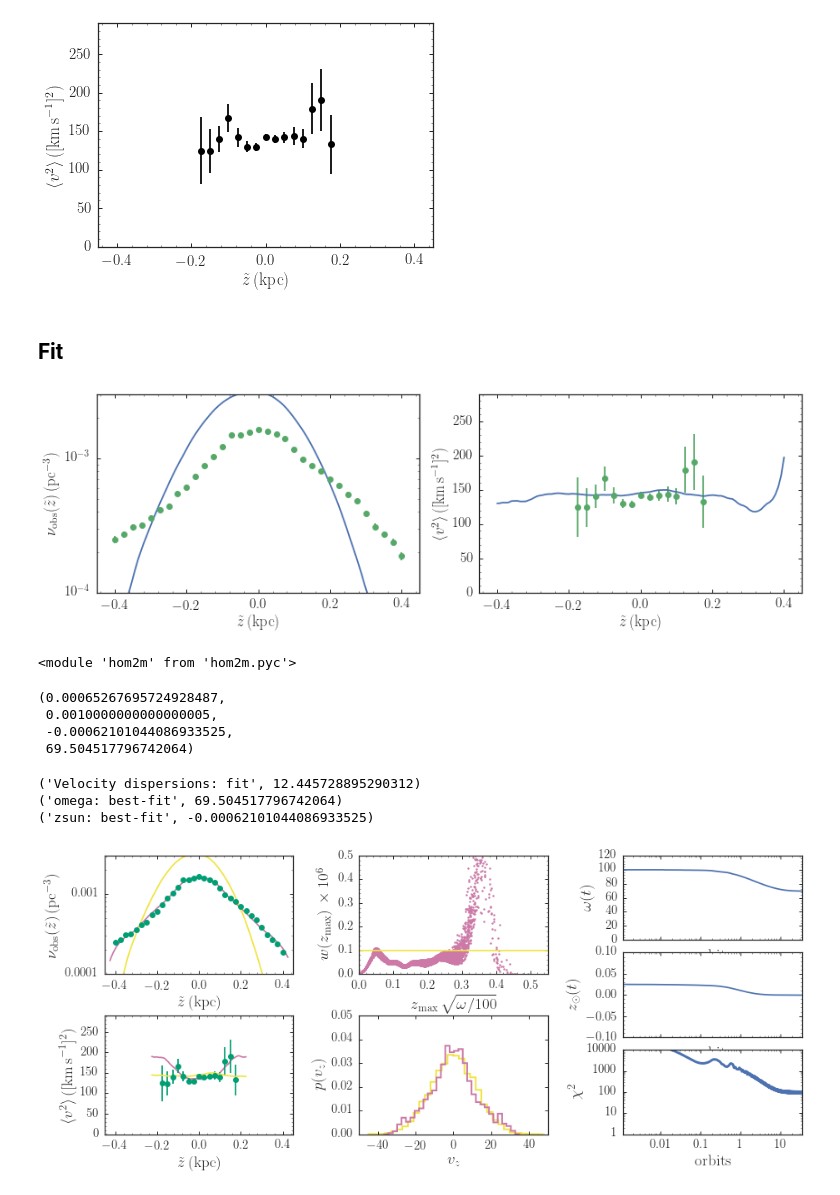
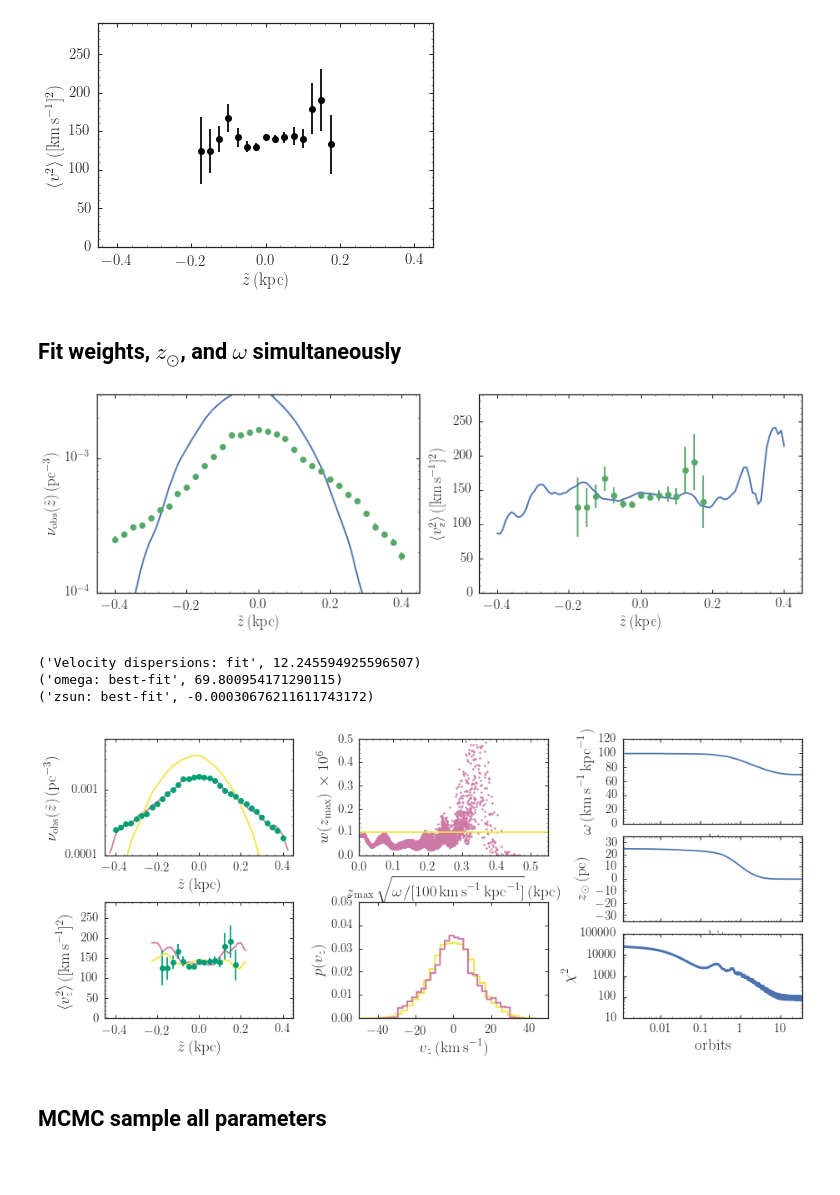
Before and after one commit to jobovy/simple-m2m, a Jupyter notebook: py/HOM2M_Fstar.ipynb, the cells around one changed output. Cells and saved outputs as stored; diff of their text form; code cells hidden in the pictures; blank space fills up the shorter version.

```diff
--- a/py/HOM2M_Fstar.ipynb
+++ b/py/HOM2M_Fstar.ipynb
@@ -106,14 +106,14 @@ errorbar(z_obs,v2_obs,yerr=v2_obs_noise,marker='None',ls='none',color='k')
 # %% [output]
 <Container object of 3 artists>
 [figure]
-# %% [markdown]
-## Fit
+# %% [markdown]
+## Fit weights, $z_\odot$, and $\omega$ simultaneously
 # %%
 n_m2m= 10000
 sigma_init= 12. # km/s
 omega_m2m= 100. # km/s/kpc
 zsun_m2m= 0.025 # pc
-h_m2m= 0.075 # kpc
+h_m2m= 0.035 # kpc
 z_m2m, vz_m2m= hom2m.sample_iso(sigma_init,omega_m2m,n=n_m2m)
 w_init= numpy.ones(n_m2m)/float(n_m2m)/1000.
 z_out= numpy.linspace(-0.4,0.4,101)
@@ -130,21 +130,17 @@ errorbar(z_obs,dens_obs,yerr=dens_obs_noise,marker='None',ls='none',color=sns.co
 yscale('log',nonposy='clip')
 subplot(1,2,2)
 bovy_plot.bovy_plot(z_out,v2_init,'-',gcf=True,
-                   xlabel=r'$\tilde{z}\,(\mathrm{kpc})$',ylabel=r'$\langle v^2\rangle\,([\mathrm{km\,s}^{-1}]^2)$',
+                   xlabel=r'$\tilde{z}\,(\mathrm{kpc})$',ylabel=r'$\langle v_z^2\rangle\,([\mathrm{km\,s}^{-1}]^2)$',
                    xrange=[-.45,0.45],yrange=[0.0,290.])
 bovy_plot.bovy_plot(z_obs,v2_obs,'o',overplot=True)
 errorbar(z_obs,v2_obs,yerr=v2_obs_noise,marker='None',ls='none',color=sns.color_palette()[1])
 #yscale('log',nonposy='clip')
 tight_layout()
 # %% [output]
-[figure, old version]
+[figure, new version]
-# %%
-reload(hom2m)
-# %% [output]
-<module 'hom2m' from 'hom2m.pyc'>
 # %%
 step= numpy.pi/3.*10.**-4.
-nstep= 30000#0
+nstep= 30000
 eps= [10.**-5.5,10.**-5.,10.**2.]
 smooth= None
 st96smooth= False
@@ -156,23 +152,21 @@ use_v2= True
 skipomega= 10
 delta_omega= 30.
 prior= 'entropy'
+maxz= 0.448
 w_out,zsun_out,omega_out,z_final, vz_final, Q,wevol,windx=\
         hom2m.fit_m2m(w_init,z_m2m,vz_m2m,omega_m2m,zsun_m2m,
-        z_obs,dens_obs,dens_obs_noise,
-        v2_obs,v2_obs_noise,use_v2=use_v2,
-        nstep=nstep,step=step,mu=mu,eps=eps,
-        h_m2m=h_m2m,prior=prior,
-        smooth=smooth,st96smooth=st96smooth,
-        output_wevolution=10,
-        fit_omega=fit_omega,skipomega=skipomega,delta_omega=delta_omega,
-        fit_zsun=fit_zsun)
+                      z_obs[numpy.fabs(z_obs) < maxz],
+                      dens_obs[numpy.fabs(z_obs) < maxz],
+                      dens_obs_noise[numpy.fabs(z_obs) < maxz],
+                      v2_obs[numpy.fabs(z_obs) < maxz],
+                      v2_obs_noise[numpy.fabs(z_obs) < maxz],
+                      use_v2=use_v2,
+                      nstep=nstep,step=step,mu=mu,eps=eps,
+                      h_m2m=h_m2m,prior=prior,
+                      smooth=smooth,st96smooth=st96smooth,
+                      output_wevolution=10,
+                      fit_omega=fit_omega,skipomega=skipomega,delta_omega=delta_omega,
+                      fit_zsun=fit_zsun)
-# %%
-numpy.sum(w_out), numpy.sum(w_init), zsun_out[-1], omega_out[-1]
-# %% [output]
-(0.00065267695724928487,
- 0.0010000000000000005,
- -0.00062101044086933525,
- 69.504517796742064)
 # %%
 A_m2m, phi_m2m= hom2m.zvz_to_Aphi(z_final,vz_final,omega_out[-1])
 A_init, phi_init= hom2m.zvz_to_Aphi(z_m2m,vz_m2m,omega_m2m)
@@ -184,12 +178,12 @@ dens_final= hom2m.compute_dens(z_final,zsun_out[-1],z_out,h_m2m,w=w_out)
 v2_final= hom2m.compute_v2(z_final,vz_final,zsun_out[-1],z_out_v2,h_m2m,w=w_out)
 bovy_plot.bovy_print(axes_labelsize=19.,text_fontsize=14.,xtick_labelsize=15.,ytick_labelsize=15.)
 figsize(15,6)
-gs= gridspec.GridSpec(2,3,hspace=0.35,wspace=0.35)
+gs= gridspec.GridSpec(2,3,hspace=0.4,wspace=0.35)
 gs2= gridspec.GridSpec(3,3,hspace=0.15,wspace=0.45)
 subplot(gs[0])
 bovy_plot.bovy_plot(z_out,dens_init,'-',semilogy=True,color=init_color,
                    xlabel=r'$\tilde{z}\,(\mathrm{kpc})$',ylabel=r'$\nu_{\mathrm{obs}}(\tilde{z})\,(\mathrm{pc}^{-3})$',
-                   xrange=[-.45,0.45],yrange=[0.0001,0.003],gcf=True)
+                   xrange=[-.45,0.45],yrange=[0.0001,0.006],gcf=True)
 bovy_plot.bovy_plot(z_obs,dens_obs,'o',semilogy=True,overplot=True,color=constraint_color)
 bovy_plot.bovy_plot(z_out,dens_final,'-',semilogy=True,overplot=True,zorder=0,color=final_color)
 errorbar(z_obs,dens_obs,yerr=dens_obs_noise,marker='None',ls='none',color=constraint_color)
@@ -198,14 +192,14 @@ gca().yaxis.set_major_formatter(FuncFormatter(
                 lambda y,pos: (r'${{:.{:1d}f}}$'.format(int(numpy.maximum(-numpy.log10(y),0)))).format(y)))
 subplot(gs[3])
 bovy_plot.bovy_plot(z_out_v2,v2_init,'-',color=init_color,
-                   xlabel=r'$\tilde{z}\,(\mathrm{kpc})$',ylabel=r'$\langle v^2\rangle\,([\mathrm{km\,s}^{-1}]^2)$',
+                   xlabel=r'$\tilde{z}\,(\mathrm{kpc})$',ylabel=r'$\langle v_z^2\rangle\,([\mathrm{km\,s}^{-1}]^2)$',
                    xrange=[-.45,0.45],yrange=[0.0,290.],gcf=True)
 bovy_plot.bovy_plot(z_obs,v2_obs,'o',overplot=True,color=constraint_color)
 bovy_plot.bovy_plot(z_out_v2,v2_final,'-',overplot=True,zorder=0,color=final_color)
 errorbar(z_obs,v2_obs,yerr=v2_obs_noise,marker='None',ls='none',color=constraint_color)
 subplot(gs[1])
 bovy_plot.bovy_plot(A_m2m*numpy.sqrt(omega_out[-1]/100.),w_out*10.**6.,'k.',ms=5.,color=final_color,
-                    xlabel=r'$z_{\mathrm{max}}\,\sqrt{\omega/100}$',
+                    xlabel=r'$z_{\mathrm{max}}\,\sqrt{\omega/[100\,\mathrm{km\,s}^{-1}\,\mathrm{kpc}^{-1}]}\,(\mathrm{kpc})$',
                     ylabel=r'$w(z_{\mathrm{max}})\,\times 10^6$',
                    yrange=[0.,5.*w_init[0]*10.**6.],xrange=[0.,0.55],gcf=True)
 axhline(w_init[0]*10.**6.,color=init_color,)
@@ -213,40 +207,44 @@ subplot(gs[4])
 _= hist(vz_m2m,histtype='step',lw=2.,normed=True,bins=31,zorder=0,color=init_color)
 _= hist(vz_final,weights=w_out,histtype='step',lw=2.,normed=True,bins=31,zorder=1,color=final_color)
 xlim(-50.,50.)
 ylim(0.,0.05)
-xlabel(r'$v_z$')
+xlabel(r'$v_z\,(\mathrm{km\,s}^{-1})$')
 ylabel(r'$p(v_z)$')
 print("Velocity dispersions: fit",\
       numpy.sqrt(numpy.sum(w_out*(vz_final-numpy.sum(w_out*vz_final)/numpy.sum(w_out))**2.)/numpy.sum(w_out)))
 subplot(gs2[0,2])
 bovy_plot.bovy_plot(numpy.linspace(0.,1.,nstep)*nstep*step*numpy.median(omega_out)/2./numpy.pi,omega_out,'-',
                     color=sns.color_palette()[0],
                     yrange=[0.,120.],
-                    semilogx=True,xlabel=r'$\mathrm{orbits}$',ylabel=r'$\omega(t)$',gcf=True)
+                    semilogx=True,xlabel=r'$\mathrm{orbits}$',
+                    ylabel=r'$\omega\,(\mathrm{km\,s}^{-1}\,\mathrm{kpc}^{-1})$',gcf=True)
 print("omega: best-fit",omega_out[-1])
 #gca().xaxis.set_major_formatter(FuncFormatter(
 #                lambda y,pos: (r'${{:.{:1d}f}}$'.format(int(numpy.maximum(-numpy.log10(y),0)))).format(y)))
 gca().xaxis.set_major_formatter(NullFormatter())
 subplot(gs2[1,2])
-bovy_plot.bovy_plot(numpy.linspace(0.,1.,nstep)*nstep*step*numpy.median(omega_out)/2./numpy.pi,zsun_out,'-',
+bovy_plot.bovy_plot(numpy.linspace(0.,1.,nstep)*nstep*step*numpy.median(omega_out)/2./numpy.pi,
+                    1000.*zsun_out,'-',
                     color=sns.color_palette()[0],
-                    yrange=[-0.1,0.1],
-                    semilogx=True,xlabel=r'$\mathrm{orbits}$',ylabel=r'$z_\odot(t)$',gcf=True)
+                    yrange=[-35,35],
+                    semilogx=True,xlabel=r'$\mathrm{orbits}$',ylabel=r'$z_\odot\,(\mathrm{pc})$',gcf=True)
 print("zsun: best-fit",zsun_out[-1])
 #gca().xaxis.set_major_formatter(FuncFormatter(
 #                lambda y,pos: (r'${{:.{:1d}f}}$'.format(int(numpy.maximum(-numpy.log10(y),0)))).format(y)))
 gca().xaxis.set_major_formatter(NullFormatter())
 subplot(gs2[2,2])
 bovy_plot.bovy_plot(numpy.linspace(0.,1.,nstep)*nstep*step*numpy.median(omega_out)/2./numpy.pi,
                     numpy.nansum(Q,axis=1),lw=3.,
                    loglog=True,xlabel=r'$\mathrm{orbits}$',ylabel=r'$\chi^2$',gcf=True,
-                   yrange=[1.,10**4.])
+                   yrange=[10.,10**5.])
 gca().yaxis.set_major_formatter(FuncFormatter(
                 lambda y,pos: (r'${{:.{:1d}f}}$'.format(int(numpy.maximum(-numpy.log10(y),0)))).format(y)))
 gca().xaxis.set_major_formatter(FuncFormatter(
                 lambda y,pos: (r'${{:.{:1d}f}}$'.format(int(numpy.maximum(-numpy.log10(y),0)))).format(y)))
 # %% [output]
-('Velocity dispersions: fit', 12.445728895290312)
-('omega: best-fit', 69.504517796742064)
-('zsun: best-fit', -0.00062101044086933525)
+('Velocity dispersions: fit', 12.245594925596507)
+('omega: best-fit', 69.800954171290115)
+('zsun: best-fit', -0.00030676211611743172)
-[figure, old version]
+[figure, new version]
+# %% [markdown]
+## MCMC sample all parameters
```
Also changed, not shown: parts of 5 cells of this notebook.
